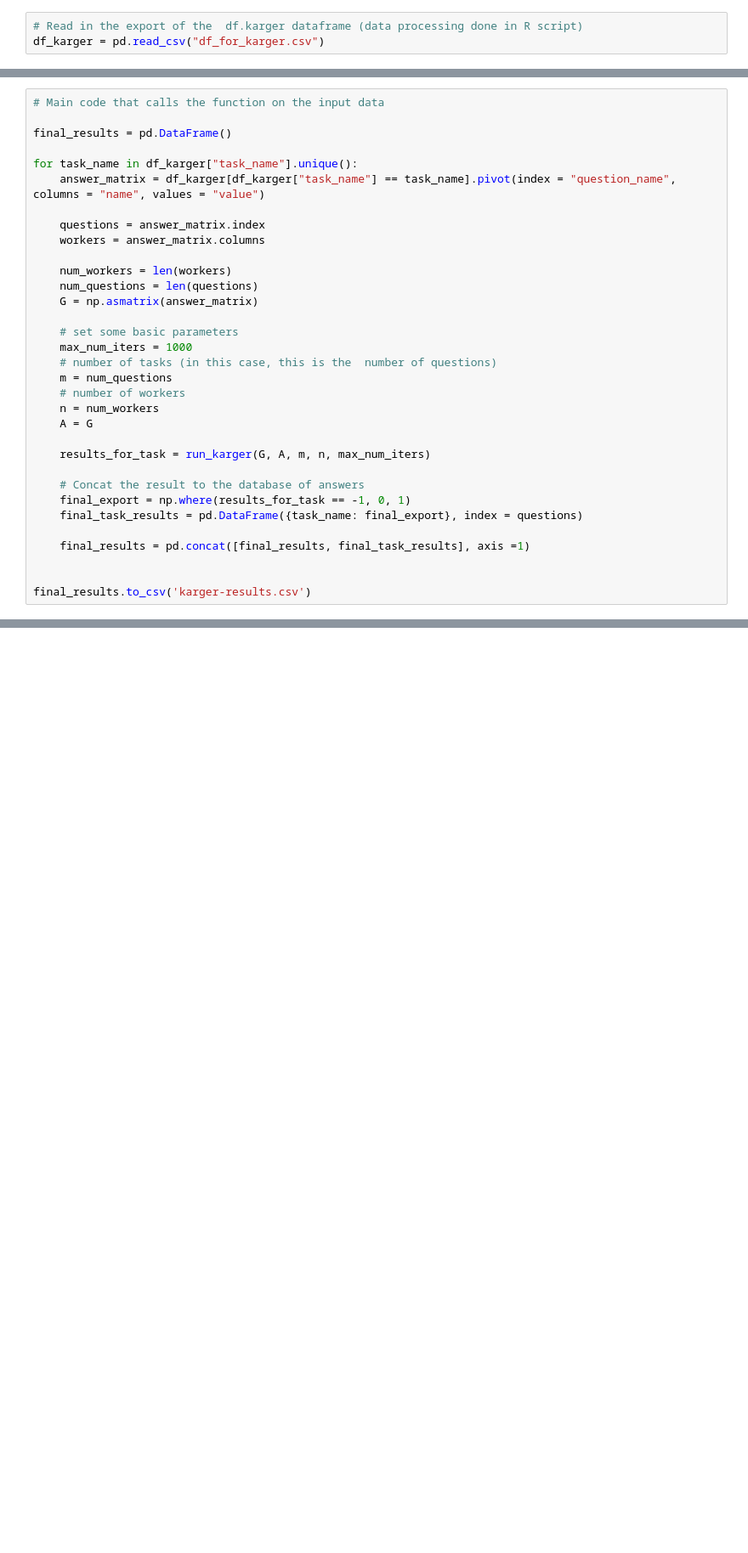
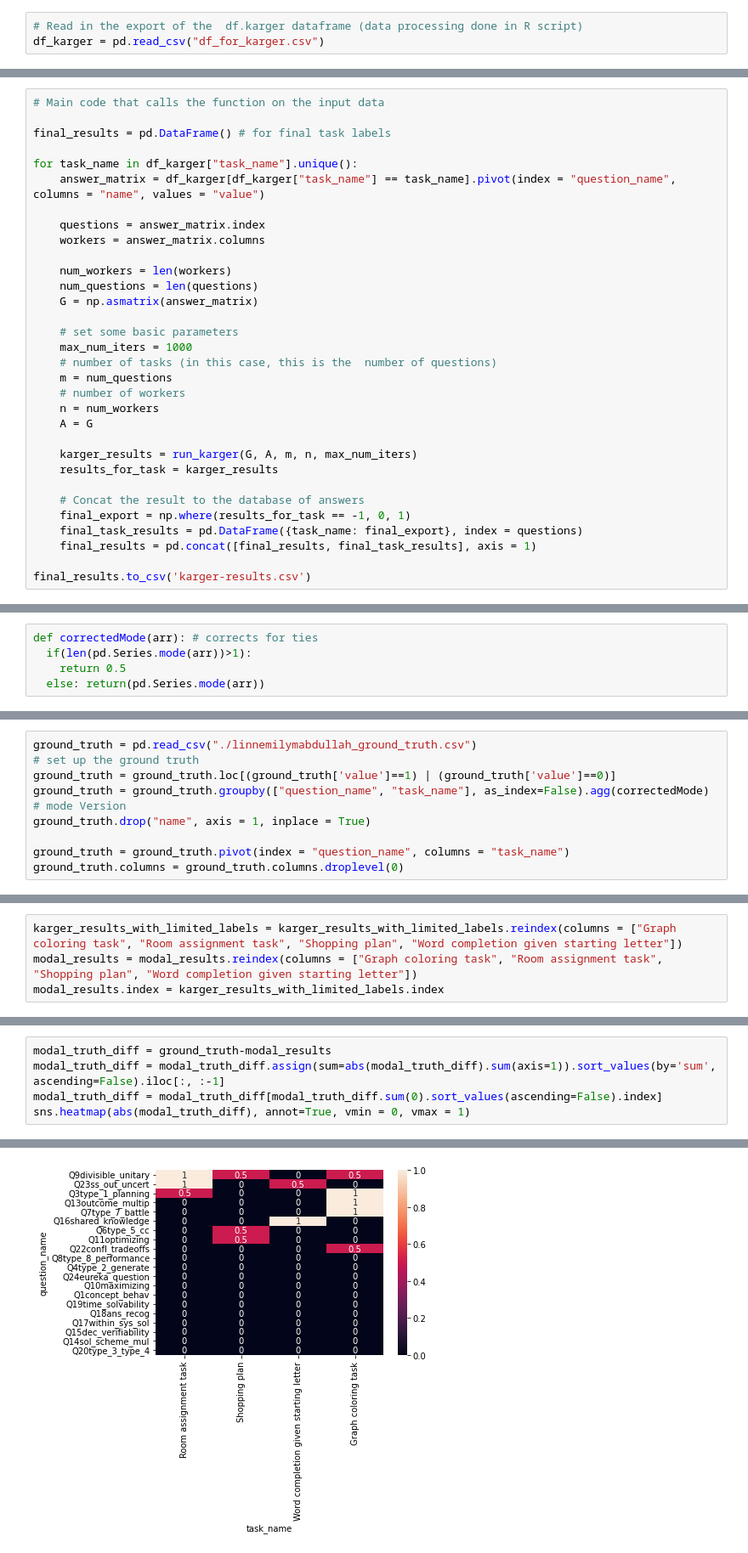
Before and after one commit to Watts-Lab/task-mapping, a Jupyter notebook: task writing survey pipeline/Karger Algorithm.ipynb, the cells around one changed output, grey strips where cells are left out. Shown at 85% size. Cells and saved outputs as stored; diff of their text form; blank space fills up the shorter version.

```diff
--- a/task writing survey pipeline/Karger Algorithm.ipynb
+++ b/task writing survey pipeline/Karger Algorithm.ipynb
@@ -42,7 +48,7 @@ def run_karger(G, A, m, n, max_num_iters):
 # %%
 # Main code that calls the function on the input data
 
-final_results = pd.DataFrame()
+final_results = pd.DataFrame() # for final task labels
 
 for task_name in df_karger["task_name"].unique():
     answer_matrix = df_karger[df_karger["task_name"] == task_name].pivot(index = "question_name", columns = "name", values = "value")
@@ -62,13 +68,12 @@ for task_name in df_karger["task_name"].unique():
     n = num_workers
     A = G
 
-    results_for_task = run_karger(G, A, m, n, max_num_iters)
+    karger_results = run_karger(G, A, m, n, max_num_iters)
+    results_for_task = karger_results
 
     # Concat the result to the database of answers
     final_export = np.where(results_for_task == -1, 0, 1)
     final_task_results = pd.DataFrame({task_name: final_export}, index = questions)
-
-    final_results = pd.concat([final_results, final_task_results], axis =1)
-
+    final_results = pd.concat([final_results, final_task_results], axis = 1)
 
 final_results.to_csv('karger-results.csv')
@@ -74,0 +86,5 @@ final_results.to_csv('karger-results.csv')
+# %%
+def correctedMode(arr): # corrects for ties
+  if(len(pd.Series.mode(arr))>1):
+    return 0.5
+  else: return(pd.Series.mode(arr))
@@ -74,0 +144,9 @@ final_results.to_csv('karger-results.csv')
+# %%
+ground_truth = pd.read_csv("./linnemilymabdullah_ground_truth.csv")
+# set up the ground truth
+ground_truth = ground_truth.loc[(ground_truth['value']==1) | (ground_truth['value']==0)]
+ground_truth = ground_truth.groupby(["question_name", "task_name"], as_index=False).agg(correctedMode) # mode Version
+ground_truth.drop("name", axis = 1, inplace = True)
+
+ground_truth = ground_truth.pivot(index = "question_name", columns = "task_name")
+ground_truth.columns = ground_truth.columns.droplevel(0)
@@ -74,0 +176,4 @@ final_results.to_csv('karger-results.csv')
+# %%
+karger_results_with_limited_labels = karger_results_with_limited_labels.reindex(columns = ["Graph coloring task", "Room assignment task", "Shopping plan", "Word completion given starting letter"])
+modal_results = modal_results.reindex(columns = ["Graph coloring task", "Room assignment task", "Shopping plan", "Word completion given starting letter"])
+modal_results.index = karger_results_with_limited_labels.index
@@ -74,0 +201,6 @@ final_results.to_csv('karger-results.csv')
+# %%
+modal_truth_diff = ground_truth-modal_results
+modal_truth_diff = modal_truth_diff.assign(sum=abs(modal_truth_diff).sum(axis=1)).sort_values(by='sum', ascending=False).iloc[:, :-1]
+modal_truth_diff = modal_truth_diff[modal_truth_diff.sum(0).sort_values(ascending=False).index]
+sns.heatmap(abs(modal_truth_diff), annot=True, vmin = 0, vmax = 1)
+# %% [output]
@@ -74,0 +208 @@ final_results.to_csv('karger-results.csv')
+[figure, added]
```
Also changed, not shown: parts of 21 cells of this notebook, 1 other file.
